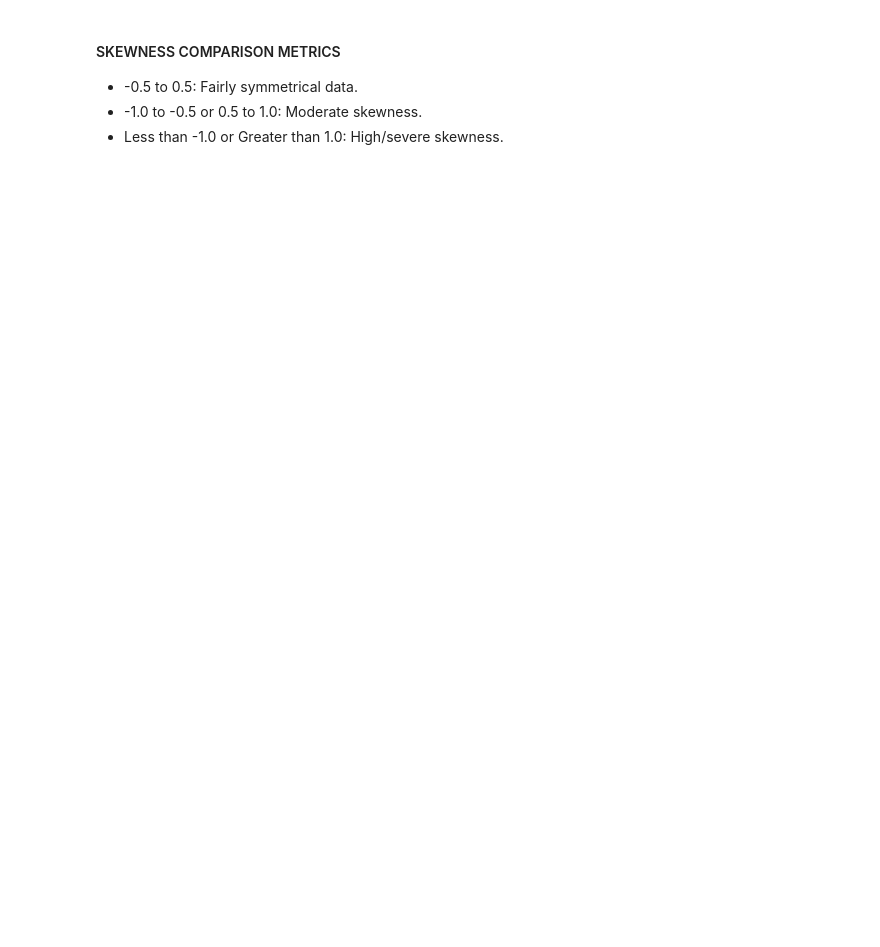
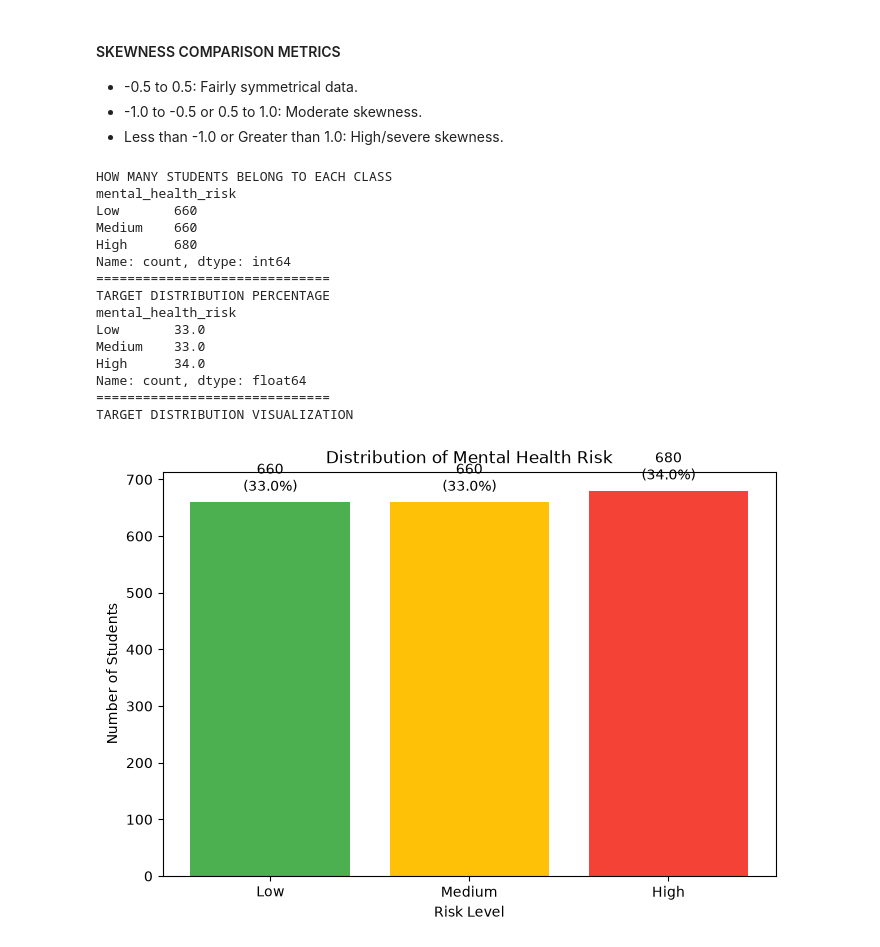
Before and after one commit to mohammed-mehdi-saibat/students-mental-state-predictor, a Jupyter notebook: notebooks/01_explanatory_data_anaylisis.ipynb, the cells around one changed output. Saved outputs shown, nothing was run; the diff lists cells and outputs as text; code cells hidden in the pictures; blank space fills up the shorter version.

```diff
--- a/notebooks/01_explanatory_data_anaylisis.ipynb
+++ b/notebooks/01_explanatory_data_anaylisis.ipynb
@@ -68,6 +249,23 @@ Categorical columns:      student_id  gender physical_activity part_time_job die
  - -1.0 to -0.5 or 0.5 to 1.0: Moderate skewness.
  - Less than -1.0 or Greater than 1.0: High/severe skewness.
 # %%
-# # Target variable analysis
-# target_variable_analysis(df)
+# Target variable analysis
+target_variable_analysis(df)
+# %% [output]
+HOW MANY STUDENTS BELONG TO EACH CLASS
+mental_health_risk
+Low       660
+Medium    660
+High      680
+Name: count, dtype: int64
+==============================
+TARGET DISTRIBUTION PERCENTAGE
+mental_health_risk
+Low       33.0
+Medium    33.0
+High      34.0
+Name: count, dtype: float64
+==============================
+TARGET DISTRIBUTION VISUALIZATION
+[figure, added]
 # %%
```
Also changed, not shown: parts of 9 cells of this notebook, 13 other files.
